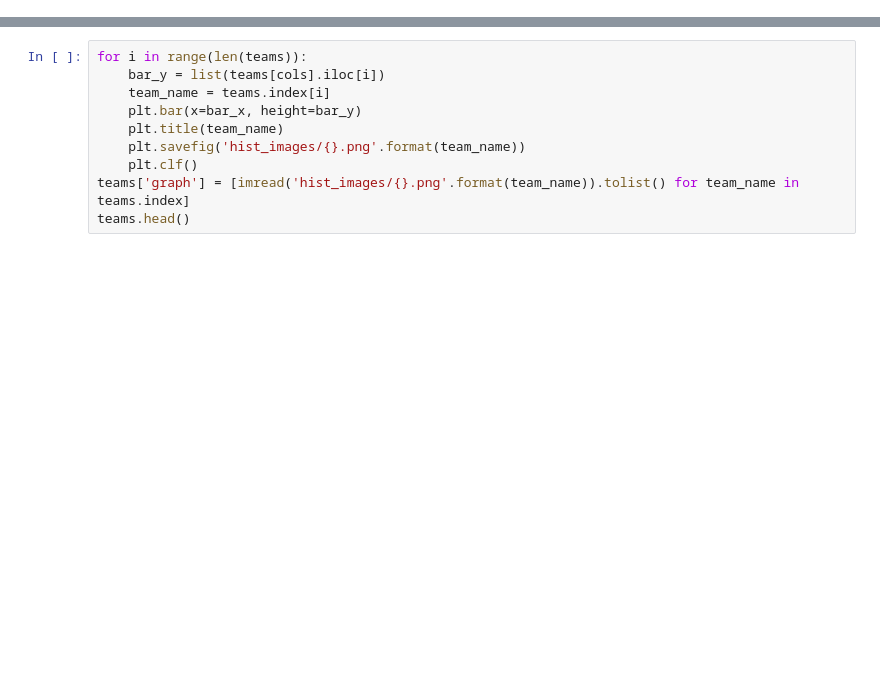
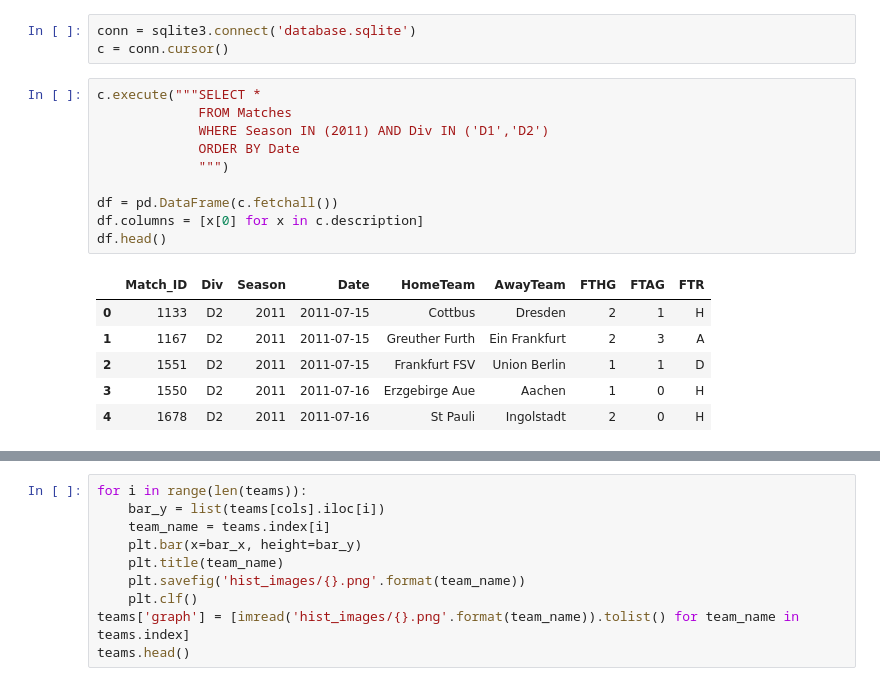
Before and after one commit to zapatos24/Mod-2-Summative-Lab, a Jupyter notebook: Classes_API_Statistics_Graphs.ipynb, the cells around one changed output, grey strips where cells are left out. Saved outputs shown, nothing was run; the diff lists cells and outputs as text; blank space fills up the shorter version.

```diff
--- a/Classes_API_Statistics_Graphs.ipynb
+++ b/Classes_API_Statistics_Graphs.ipynb
@@ -76,4 +90,24 @@ class rain_data:
         return raindf
 # %% [output]
 SyntaxError: invalid syntax (<ipython-input-31-3a699ba928ad>, line 2)
+# %%
+conn = sqlite3.connect('database.sqlite')
+c = conn.cursor()
+# %%
+c.execute("""SELECT *
+             FROM Matches
+             WHERE Season IN (2011) AND Div IN ('D1','D2')
+             ORDER BY Date
+             """)
+
+df = pd.DataFrame(c.fetchall())
+df.columns = [x[0] for x in c.description]
+df.head()
+# %% [output]
+|  | Match_ID | Div | Season | Date | HomeTeam | AwayTeam | FTHG | FTAG | FTR |
+| 0 | 1133 | D2 | 2011 | 2011-07-15 | Cottbus | Dresden | 2 | 1 | H |
+| 1 | 1167 | D2 | 2011 | 2011-07-15 | Greuther Furth | Ein Frankfurt | 2 | 3 | A |
+| 2 | 1551 | D2 | 2011 | 2011-07-15 | Frankfurt FSV | Union Berlin | 1 | 1 | D |
+| 3 | 1550 | D2 | 2011 | 2011-07-16 | Erzgebirge Aue | Aachen | 1 | 0 | H |
+| 4 | 1678 | D2 | 2011 | 2011-07-16 | St Pauli | Ingolstadt | 2 | 0 | H |
 # %%
```
Also changed, not shown: parts of 5 cells of this notebook, 1 other file.
